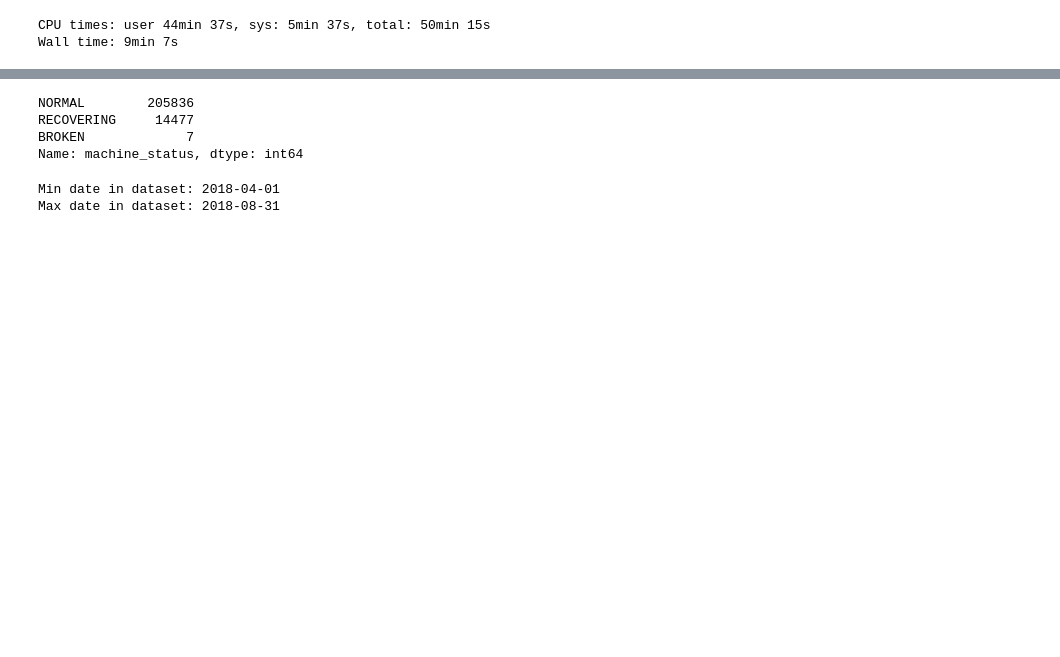
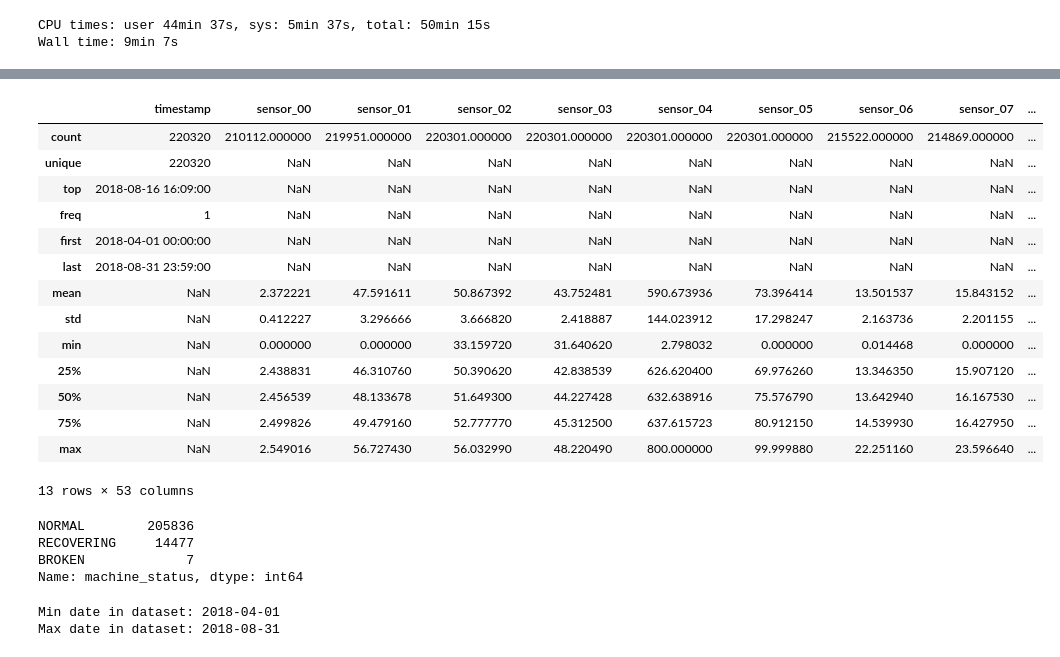
Before and after one commit to ThingsSolver/pyflink-payten, a Jupyter notebook: ML-payten/notebooks/Z_Score.ipynb, the cells around one changed output, grey strips where cells are left out. Cells and saved outputs as stored; diff of their text form; code cells hidden in the pictures; blank space fills up the shorter version.

```diff
--- a/ML-payten/notebooks/Z_Score.ipynb
+++ b/ML-payten/notebooks/Z_Score.ipynb
@@ -66,4 +66,4 @@ from scipy.stats import zscore
 We will download dataset from Kaggle:
 https://www.kaggle.com/nphantawee/pump-sensor-data
 # %%
-df = pd.read_csv("sensor.csv")
+df = pd.read_csv("../data/sensor.csv")
@@ -97,4 +107,6 @@ Columns:
 
 Column Unnamed is sufficient, so we will drop it
 # %%
-df.drop(columns='Unnamed: 0', inplace=True)
+df.drop(columns=['Unnamed: 0'], inplace=True)
+
+# df = df.drop(columns=['Unnamed: 0']) # other way to remove column
@@ -261,3 +354,21 @@ df.describe()
+# %%
+df.describe(include='all') # get descriptive statistics for all columns
+# %% [output]
+|  | timestamp | sensor_00 | sensor_01 | sensor_02 | sensor_03 | sensor_04 | sensor_05 | sensor_06 | sensor_07 | ... |
+| count | 220320 | 210112.000000 | 219951.000000 | 220301.000000 | 220301.000000 | 220301.000000 | 220301.000000 | 215522.000000 | 214869.000000 | ... |
+| unique | 220320 | NaN | NaN | NaN | NaN | NaN | NaN | NaN | NaN | ... |
+| top | 2018-08-16 16:09:00 | NaN | NaN | NaN | NaN | NaN | NaN | NaN | NaN | ... |
+| freq | 1 | NaN | NaN | NaN | NaN | NaN | NaN | NaN | NaN | ... |
+| first | 2018-04-01 00:00:00 | NaN | NaN | NaN | NaN | NaN | NaN | NaN | NaN | ... |
+| last | 2018-08-31 23:59:00 | NaN | NaN | NaN | NaN | NaN | NaN | NaN | NaN | ... |
+| mean | NaN | 2.372221 | 47.591611 | 50.867392 | 43.752481 | 590.673936 | 73.396414 | 13.501537 | 15.843152 | ... |
+| std | NaN | 0.412227 | 3.296666 | 3.666820 | 2.418887 | 144.023912 | 17.298247 | 2.163736 | 2.201155 | ... |
+| min | NaN | 0.000000 | 0.000000 | 33.159720 | 31.640620 | 2.798032 | 0.000000 | 0.014468 | 0.000000 | ... |
+| 25% | NaN | 2.438831 | 46.310760 | 50.390620 | 42.838539 | 626.620400 | 69.976260 | 13.346350 | 15.907120 | ... |
+| 50% | NaN | 2.456539 | 48.133678 | 51.649300 | 44.227428 | 632.638916 | 75.576790 | 13.642940 | 16.167530 | ... |
+| 75% | NaN | 2.499826 | 49.479160 | 52.777770 | 45.312500 | 637.615723 | 80.912150 | 14.539930 | 16.427950 | ... |
+| max | NaN | 2.549016 | 56.727430 | 56.032990 | 48.220490 | 800.000000 | 99.999880 | 22.251160 | 23.596640 | ... |
+13 rows × 53 columns
 # %%
 df.machine_status.value_counts()
 # %% [output]
```
Also changed, not shown: parts of 21 cells of this notebook, 1 other file.
